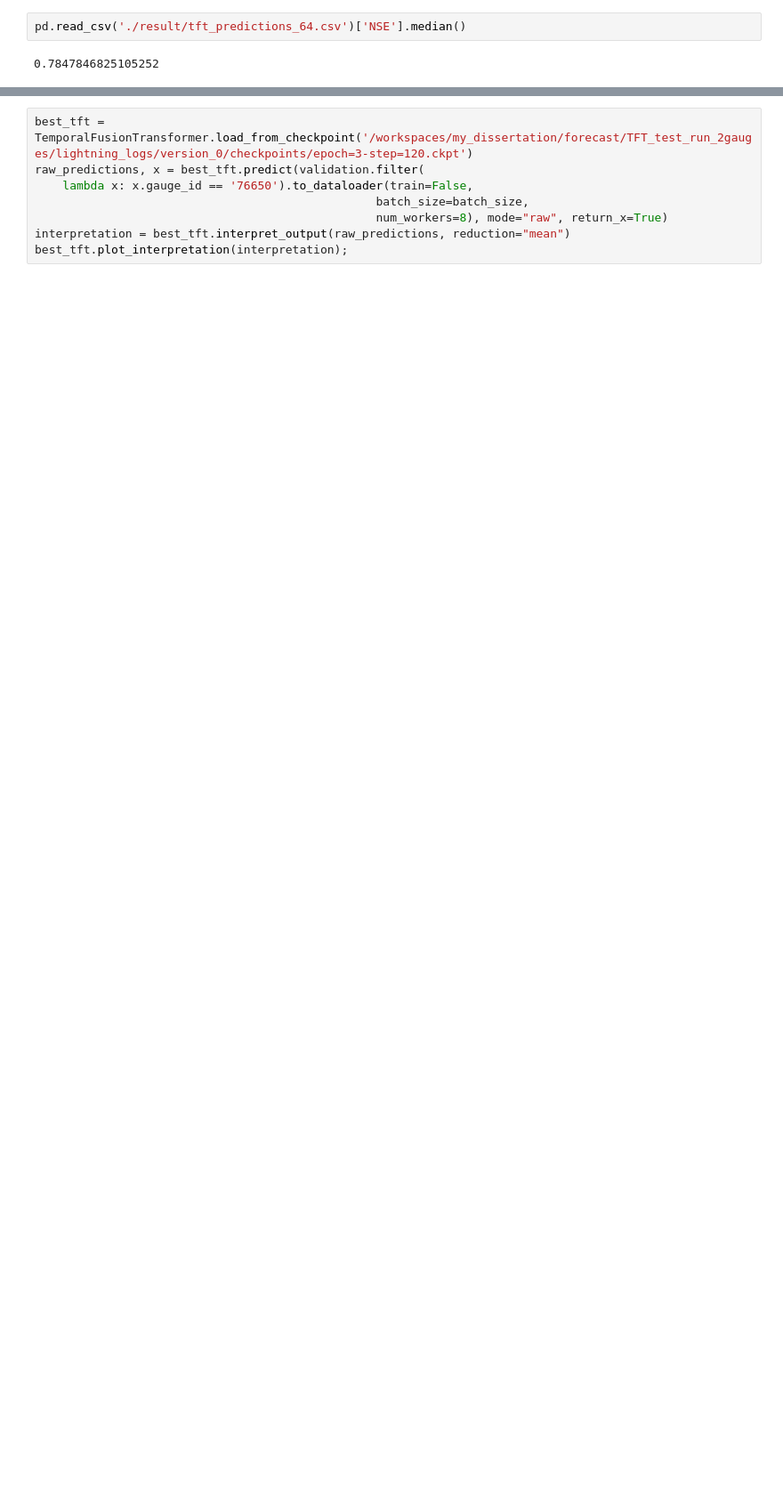
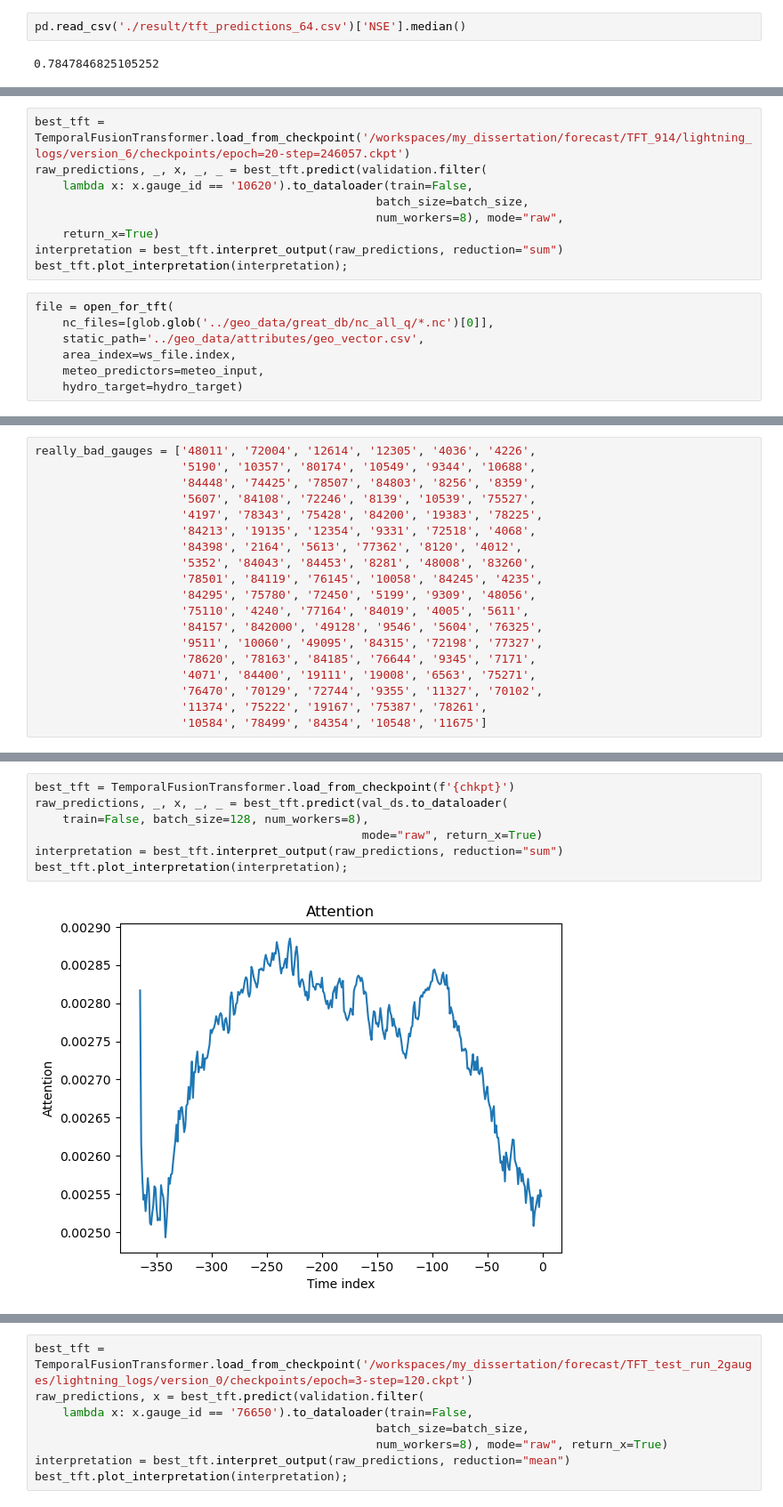
Before and after one commit to dmbrmv/my_dissertation, a Jupyter notebook: forecast/model_launch.ipynb, the cells around one changed output, grey strips where cells are left out. Shown at 89% size. Drawn from its saved outputs; the diff is of its cells as text; blank space fills up the shorter version.

```diff
--- a/forecast/model_launch.ipynb
+++ b/forecast/model_launch.ipynb
@@ -312,0 +457,16 @@ pd.read_csv('./result/tft_predictions_64.csv')['NSE'].median()
+# %%
+best_tft = TemporalFusionTransformer.load_from_checkpoint('/workspaces/my_dissertation/forecast/TFT_914/lightning_logs/version_6/checkpoints/epoch=20-step=246057.ckpt')
+raw_predictions, _, x, _, _ = best_tft.predict(validation.filter(
+    lambda x: x.gauge_id == '10620').to_dataloader(train=False,
+                                                 batch_size=batch_size,
+                                                 num_workers=8), mode="raw",
+    return_x=True)
+interpretation = best_tft.interpret_output(raw_predictions, reduction="sum")
+best_tft.plot_interpretation(interpretation);
+# %%
+file = open_for_tft(
+    nc_files=[glob.glob('../geo_data/great_db/nc_all_q/*.nc')[0]],
+    static_path='../geo_data/attributes/geo_vector.csv',
+    area_index=ws_file.index,
+    meteo_predictors=meteo_input,
+    hydro_target=hydro_target)
@@ -312,0 +475,19 @@ pd.read_csv('./result/tft_predictions_64.csv')['NSE'].median()
+# %%
+really_bad_gauges = ['48011', '72004', '12614', '12305', '4036', '4226',
+                     '5190', '10357', '80174', '10549', '9344', '10688',
+                     '84448', '74425', '78507', '84803', '8256', '8359',
+                     '5607', '84108', '72246', '8139', '10539', '75527',
+                     '4197', '78343', '75428', '84200', '19383', '78225',
+                     '84213', '19135', '12354', '9331', '72518', '4068',
+                     '84398', '2164', '5613', '77362', '8120', '4012',
+                     '5352', '84043', '84453', '8281', '48008', '83260',
+                     '78501', '84119', '76145', '10058', '84245', '4235',
+                     '84295', '75780', '72450', '5199', '9309', '48056',
+                     '75110', '4240', '77164', '84019', '4005', '5611',
+                     '84157', '842000', '49128', '9546', '5604', '76325',
+                     '9511', '10060', '49095', '84315', '72198', '77327',
+                     '78620', '78163', '84185', '76644', '9345', '7171',
+                     '4071', '84400', '19111', '19008', '6563', '75271',
+                     '76470', '70129', '72744', '9355', '11327', '70102',
+                     '11374', '75222', '19167', '75387', '78261',
+                     '10584', '78499', '84354', '10548', '11675']
@@ -350,0 +614,9 @@ KeyboardInterrupt:
+# %%
+best_tft = TemporalFusionTransformer.load_from_checkpoint(f'{chkpt}')
+raw_predictions, _, x, _, _ = best_tft.predict(val_ds.to_dataloader(
+    train=False, batch_size=128, num_workers=8),
+                                               mode="raw", return_x=True)
+interpretation = best_tft.interpret_output(raw_predictions, reduction="sum")
+best_tft.plot_interpretation(interpretation);
+# %% [output]
+[figure, added]
```
Also changed, not shown: parts of 22 cells of this notebook, 15 other files.
